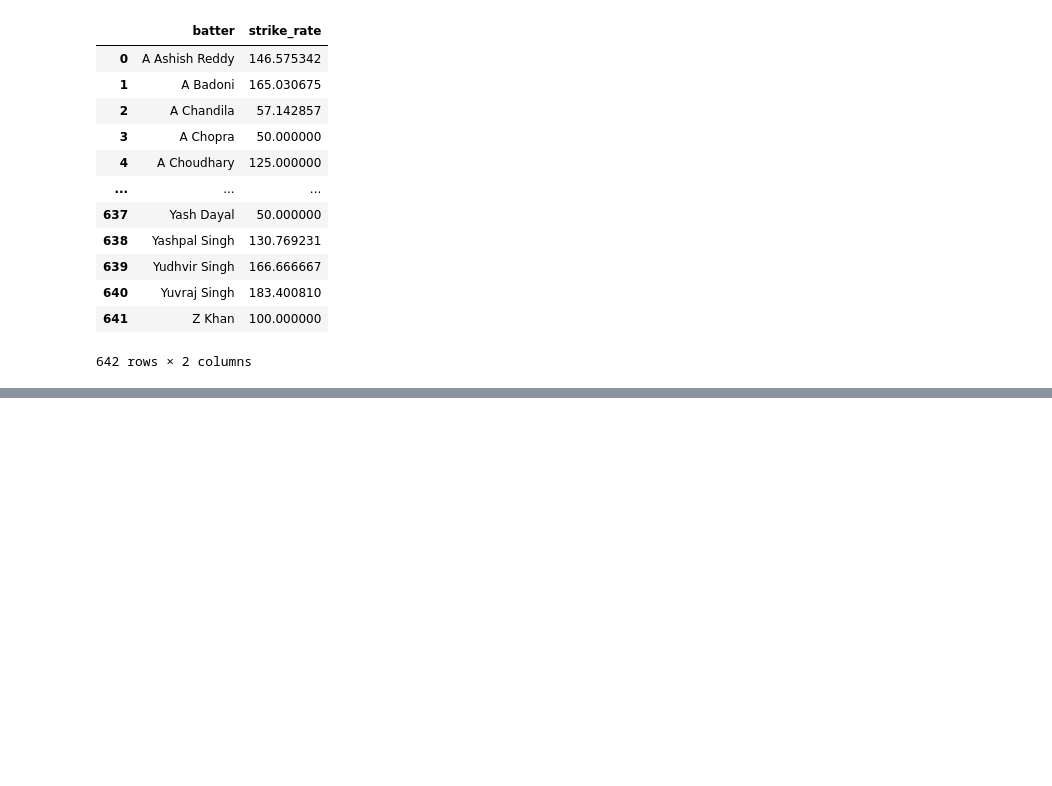
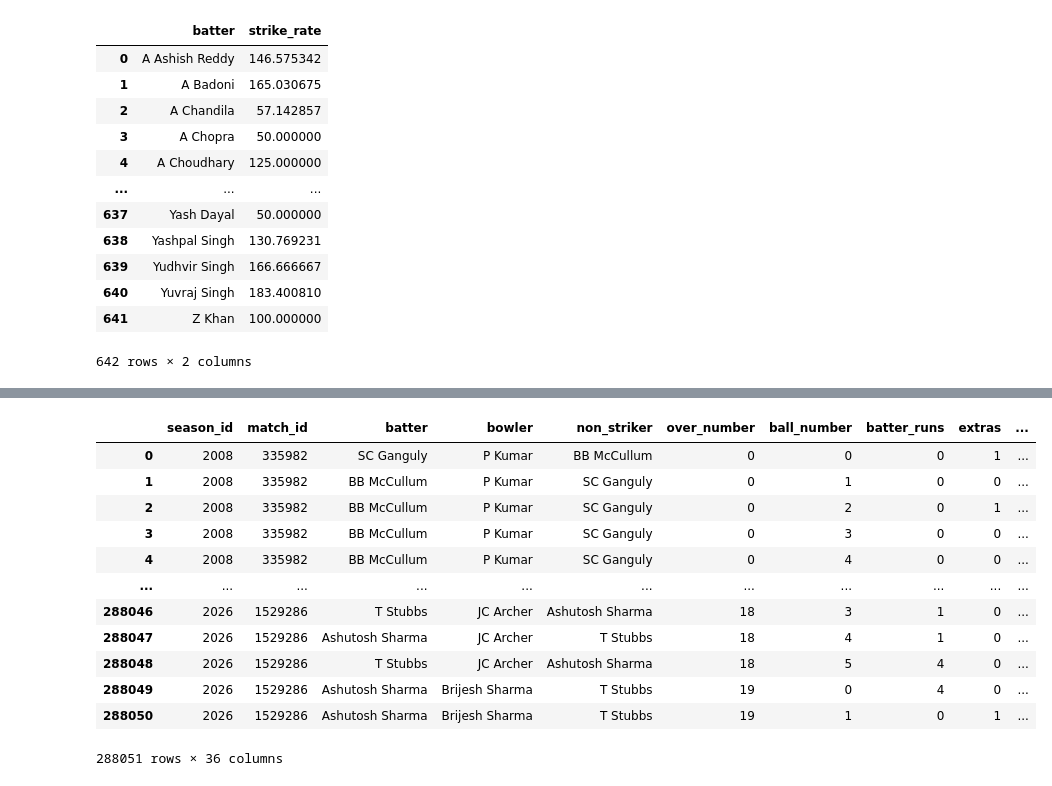
Before and after one commit to ubaiduog-dev/project-3.1, a Jupyter notebook: notebooks/data_analyst.ipynb, the cells around one changed output, grey strips where cells are left out. Cells and saved outputs as stored; diff of their text form; code cells hidden in the pictures; blank space fills up the shorter version.

```diff
--- a/notebooks/data_analyst.ipynb
+++ b/notebooks/data_analyst.ipynb
@@ -55,0 +128,16 @@ DatabaseError: Execution failed on sql ' select * from v_match_totals;': no such
+# %%
+q(""" select * from v_ball;""")
+# %% [output]
+|  | season_id | match_id | batter | bowler | non_striker | over_number | ball_number | batter_runs | extras | ... |
+| 0 | 2008 | 335982 | SC Ganguly | P Kumar | BB McCullum | 0 | 0 | 0 | 1 | ... |
+| 1 | 2008 | 335982 | BB McCullum | P Kumar | SC Ganguly | 0 | 1 | 0 | 0 | ... |
+| 2 | 2008 | 335982 | BB McCullum | P Kumar | SC Ganguly | 0 | 2 | 0 | 1 | ... |
+| 3 | 2008 | 335982 | BB McCullum | P Kumar | SC Ganguly | 0 | 3 | 0 | 0 | ... |
+| 4 | 2008 | 335982 | BB McCullum | P Kumar | SC Ganguly | 0 | 4 | 0 | 0 | ... |
+| ... | ... | ... | ... | ... | ... | ... | ... | ... | ... | ... |
+| 288046 | 2026 | 1529286 | T Stubbs | JC Archer | Ashutosh Sharma | 18 | 3 | 1 | 0 | ... |
+| 288047 | 2026 | 1529286 | Ashutosh Sharma | JC Archer | T Stubbs | 18 | 4 | 1 | 0 | ... |
+| 288048 | 2026 | 1529286 | T Stubbs | JC Archer | Ashutosh Sharma | 18 | 5 | 4 | 0 | ... |
+| 288049 | 2026 | 1529286 | Ashutosh Sharma | Brijesh Sharma | T Stubbs | 19 | 0 | 4 | 0 | ... |
+| 288050 | 2026 | 1529286 | Ashutosh Sharma | Brijesh Sharma | T Stubbs | 19 | 1 | 0 | 1 | ... |
+288051 rows × 36 columns
```
Also changed, not shown: parts of 33 cells of this notebook, 6 other files.
